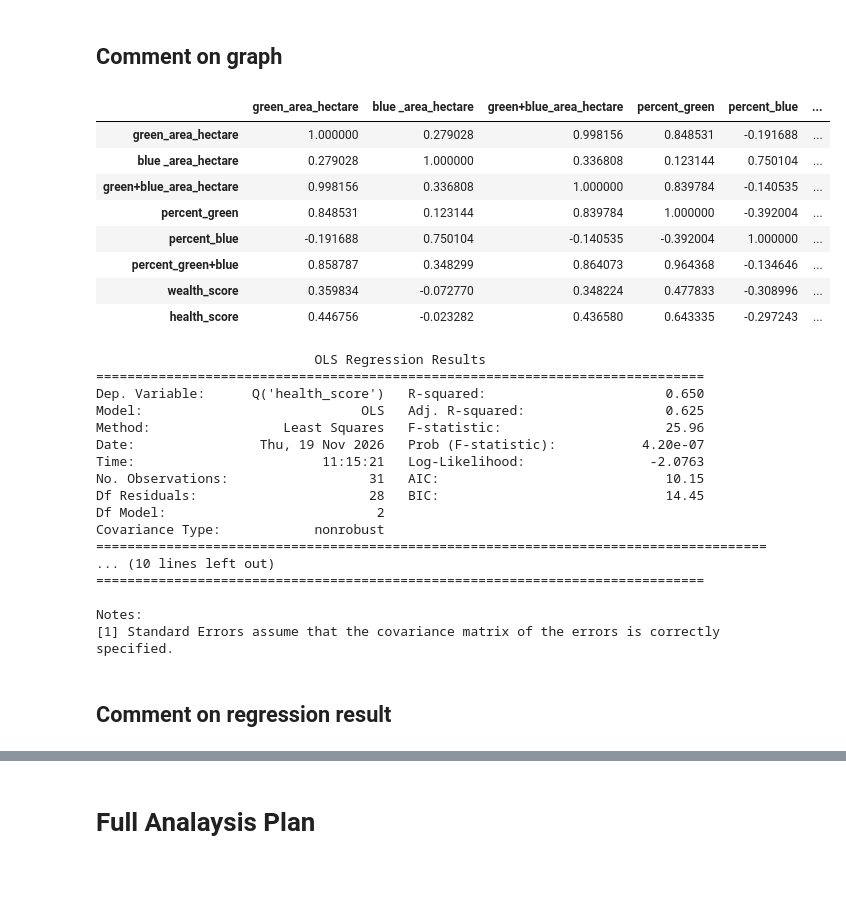
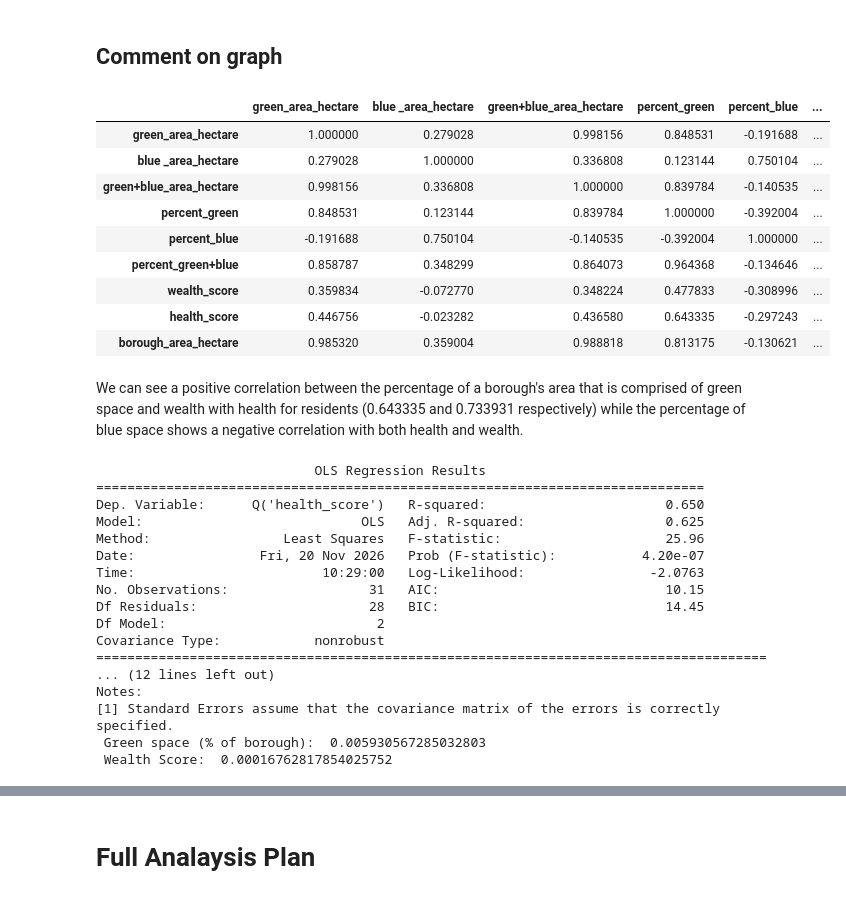
Before and after one commit to aaronoisin/M6006-ds2026-24000117484, a Jupyter notebook: Assessment_1/Cleaning.ipynb, the cells around one changed output, grey strips where cells are left out. Drawn from its saved outputs; the diff is of its cells as text; code cells hidden in the pictures.

```diff
--- a/Assessment_1/Cleaning.ipynb
+++ b/Assessment_1/Cleaning.ipynb
@@ -288,17 +296,20 @@ plt.show()
 ## Comment on graph
 # %%
 
-data_cl.corr()
+data_cl.drop(columns='group').corr()
 # %% [output]
 |  | green_area_hectare | blue _area_hectare | green+blue_area_hectare | percent_green | percent_blue | ... |
 | green_area_hectare | 1.000000 | 0.279028 | 0.998156 | 0.848531 | -0.191688 | ... |
 | blue _area_hectare | 0.279028 | 1.000000 | 0.336808 | 0.123144 | 0.750104 | ... |
 | green+blue_area_hectare | 0.998156 | 0.336808 | 1.000000 | 0.839784 | -0.140535 | ... |
 | percent_green | 0.848531 | 0.123144 | 0.839784 | 1.000000 | -0.392004 | ... |
 | percent_blue | -0.191688 | 0.750104 | -0.140535 | -0.392004 | 1.000000 | ... |
 | percent_green+blue | 0.858787 | 0.348299 | 0.864073 | 0.964368 | -0.134646 | ... |
 | wealth_score | 0.359834 | -0.072770 | 0.348224 | 0.477833 | -0.308996 | ... |
 | health_score | 0.446756 | -0.023282 | 0.436580 | 0.643335 | -0.297243 | ... |
+| borough_area_hectare | 0.985320 | 0.359004 | 0.988818 | 0.813175 | -0.130621 | ... |
+# %% [markdown]
+We can see a positive correlation between the percentage of a borough's area that is comprised of green space and wealth with health for residents (0.643335 and 0.733931 respectively) while the percentage of blue space shows a negative correlation with both health and wealth.
 # %%
 # Regression Analysis
 
@@ -308,24 +319,24 @@ formula_string = "Q('health_score') ~ Q('percent_green') + Q('wealth_score')"
 model_full = sm.formula.ols(formula = formula_string, data = data_cl)
 model_full_fitted = model_full.fit()
 
-print(model_full_fitted.summary())
+print(model_full_fitted.summary(),'\n','' \
+'Green space (% of borough): ', model_full_fitted.pvalues["Q('percent_green')"],'\n',
+'Wealth Score: ', model_full_fitted.pvalues["Q('wealth_score')"])
 # %% [output]
                             OLS Regression Results
 ==============================================================================
 Dep. Variable:      Q('health_score')   R-squared:                       0.650
 Model:                            OLS   Adj. R-squared:                  0.625
 Method:                 Least Squares   F-statistic:                     25.96
-Date:                Thu, 19 Nov 2026   Prob (F-statistic):           4.20e-07
-Time:                        11:15:21   Log-Likelihood:                -2.0763
+Date:                Fri, 20 Nov 2026   Prob (F-statistic):           4.20e-07
+Time:                        10:29:00   Log-Likelihood:                -2.0763
 No. Observations:                  31   AIC:                             10.15
 Df Residuals:                      28   BIC:                             14.45
 Df Model:                           2
 Covariance Type:            nonrobust
 ======================================================================================
-... (10 lines left out)
-==============================================================================
-
+... (12 lines left out)
 Notes:
 [1] Standard Errors assume that the covariance matrix of the errors is correctly specified.
+ Green space (% of borough):  0.005930567285032803
+ Wealth Score:  0.00016762817854025752
-# %% [markdown]
-## Comment on regression result
```
Also changed, not shown: parts of 8 cells of this notebook.
